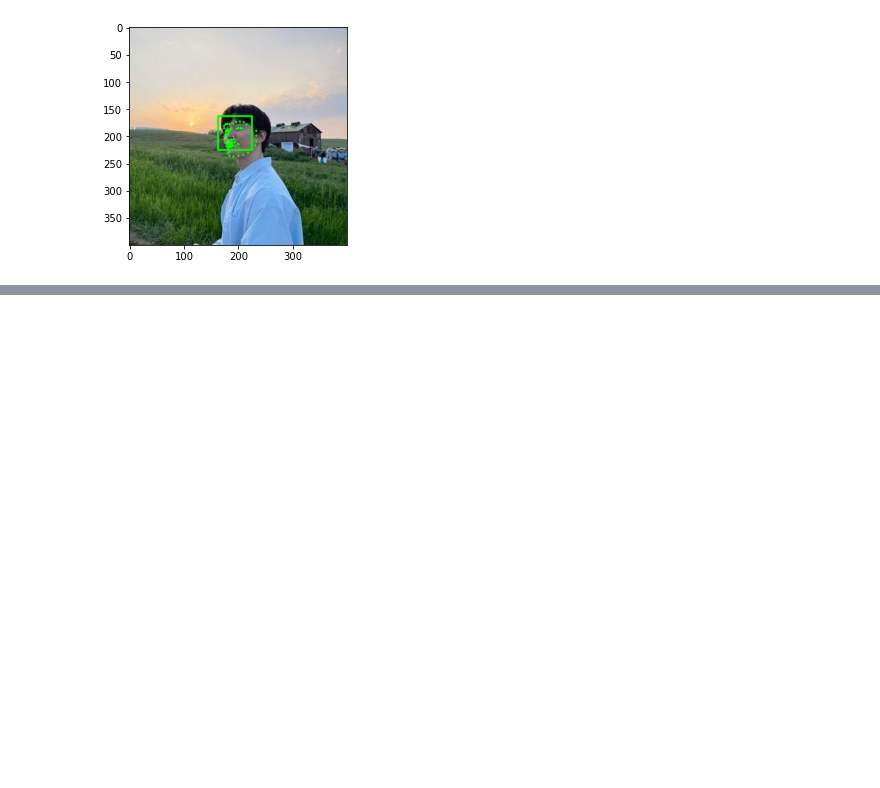
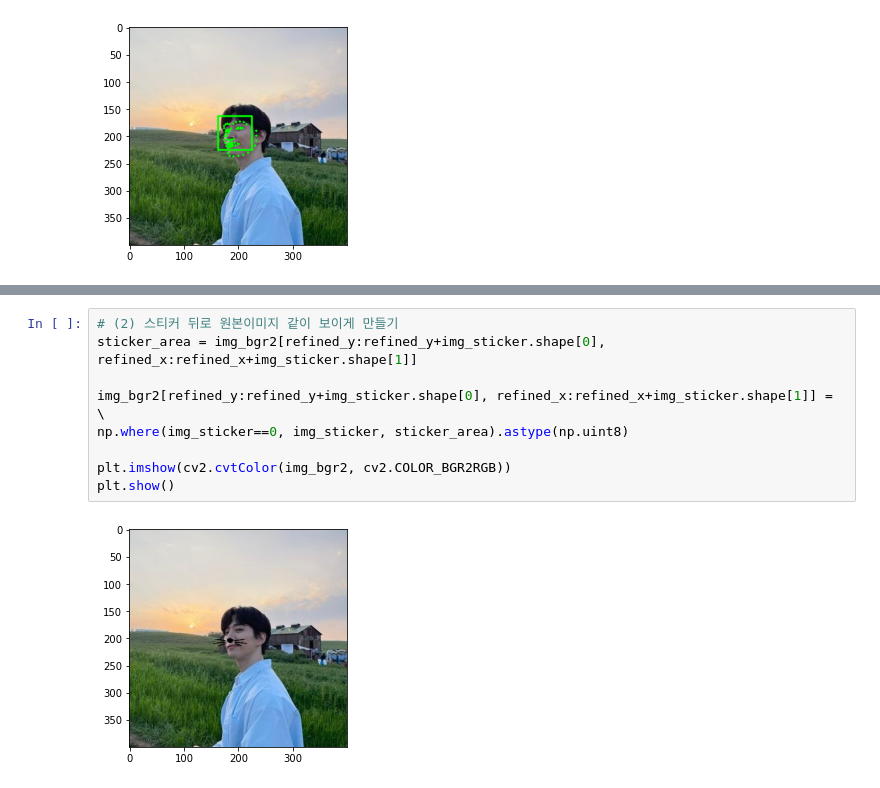
Before and after one commit to siyeon-Hwang/aiffel_exp, a Jupyter notebook: [E-03]Face_Recognition.ipynb, the cells around one changed output, grey strips where cells are left out. Drawn from its saved outputs; the diff is of its cells as text; blank space fills up the shorter version.

```diff
--- a/[E-03]Face_Recognition.ipynb
+++ b/[E-03]Face_Recognition.ipynb
@@ -212,0 +269,11 @@ plt.show()
+# %%
+# (2) 스티커 뒤로 원본이미지 같이 보이게 만들기
+sticker_area = img_bgr2[refined_y:refined_y+img_sticker.shape[0], refined_x:refined_x+img_sticker.shape[1]]
+
+img_bgr2[refined_y:refined_y+img_sticker.shape[0], refined_x:refined_x+img_sticker.shape[1]] = \
+np.where(img_sticker==0, img_sticker, sticker_area).astype(np.uint8)
+
+plt.imshow(cv2.cvtColor(img_bgr2, cv2.COLOR_BGR2RGB))
+plt.show()
+# %% [output]
+[figure, added]
```
Also changed, not shown: parts of 7 cells of this notebook.
